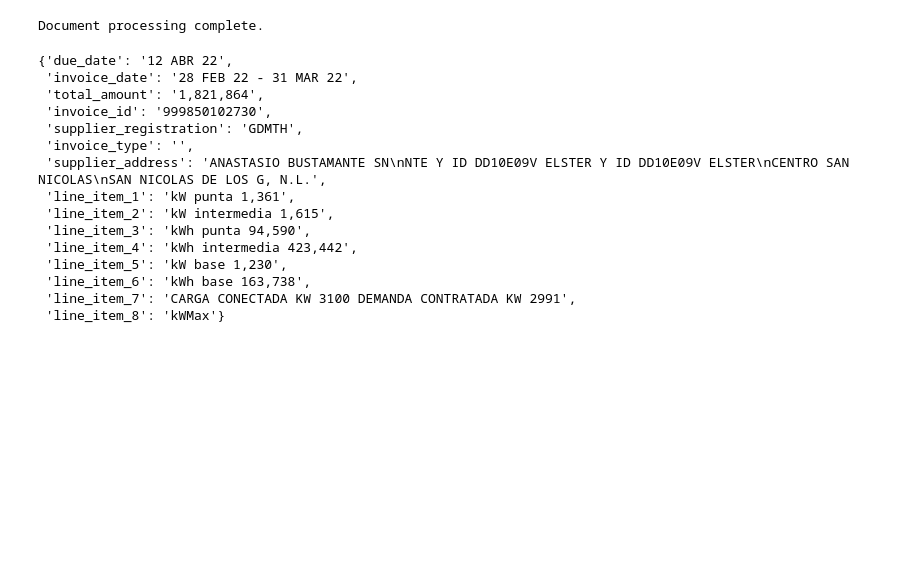
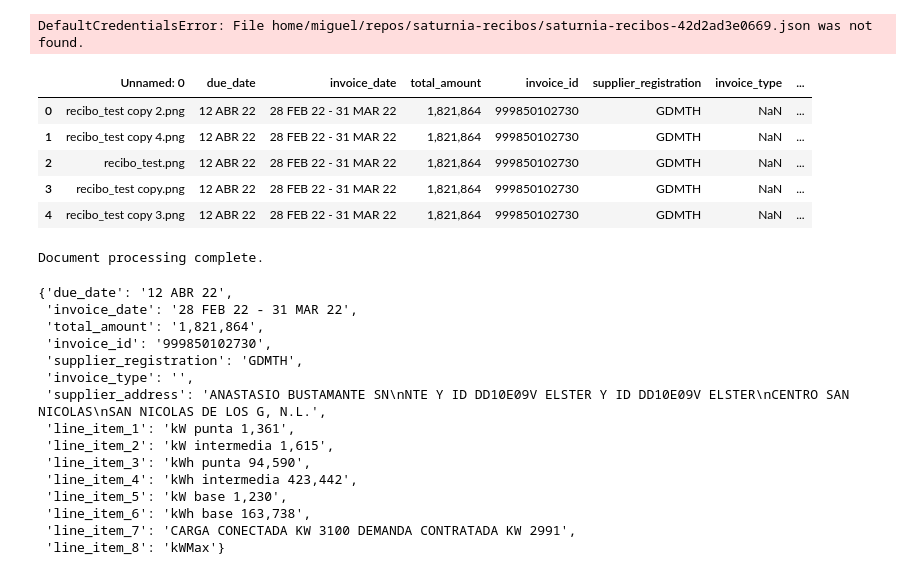
Before and after one commit to Mcruz-G/saturnia-recibos, a Jupyter notebook: recibos.ipynb, the cells around one changed output. Cells and saved outputs as stored; diff of their text form; code cells hidden in the pictures; blank space fills up the shorter version.

```diff
--- a/recibos.ipynb
+++ b/recibos.ipynb
@@ -1 +1,17 @@
+# %%
+documentai.DocumentProcessorServiceClient()
+# %% [output]
+DefaultCredentialsError: File home/miguel/repos/saturnia-recibos/saturnia-recibos-42d2ad3e0669.json was not found.
+# %%
+import pandas as pd
+
+df = pd.read_csv("recibos_data.csv")
+df.head()
+# %% [output]
+|  | Unnamed: 0 | due_date | invoice_date | total_amount | invoice_id | supplier_registration | invoice_type | ... |
+| 0 | recibo_test copy 2.png | 12 ABR 22 | 28 FEB 22 - 31 MAR 22 | 1,821,864 | 999850102730 | GDMTH | NaN | ... |
+| 1 | recibo_test copy 4.png | 12 ABR 22 | 28 FEB 22 - 31 MAR 22 | 1,821,864 | 999850102730 | GDMTH | NaN | ... |
+| 2 | recibo_test.png | 12 ABR 22 | 28 FEB 22 - 31 MAR 22 | 1,821,864 | 999850102730 | GDMTH | NaN | ... |
+| 3 | recibo_test copy.png | 12 ABR 22 | 28 FEB 22 - 31 MAR 22 | 1,821,864 | 999850102730 | GDMTH | NaN | ... |
+| 4 | recibo_test copy 3.png | 12 ABR 22 | 28 FEB 22 - 31 MAR 22 | 1,821,864 | 999850102730 | GDMTH | NaN | ... |
 # %%
```
Also changed, not shown: parts of 4 cells of this notebook, 9 other files.
